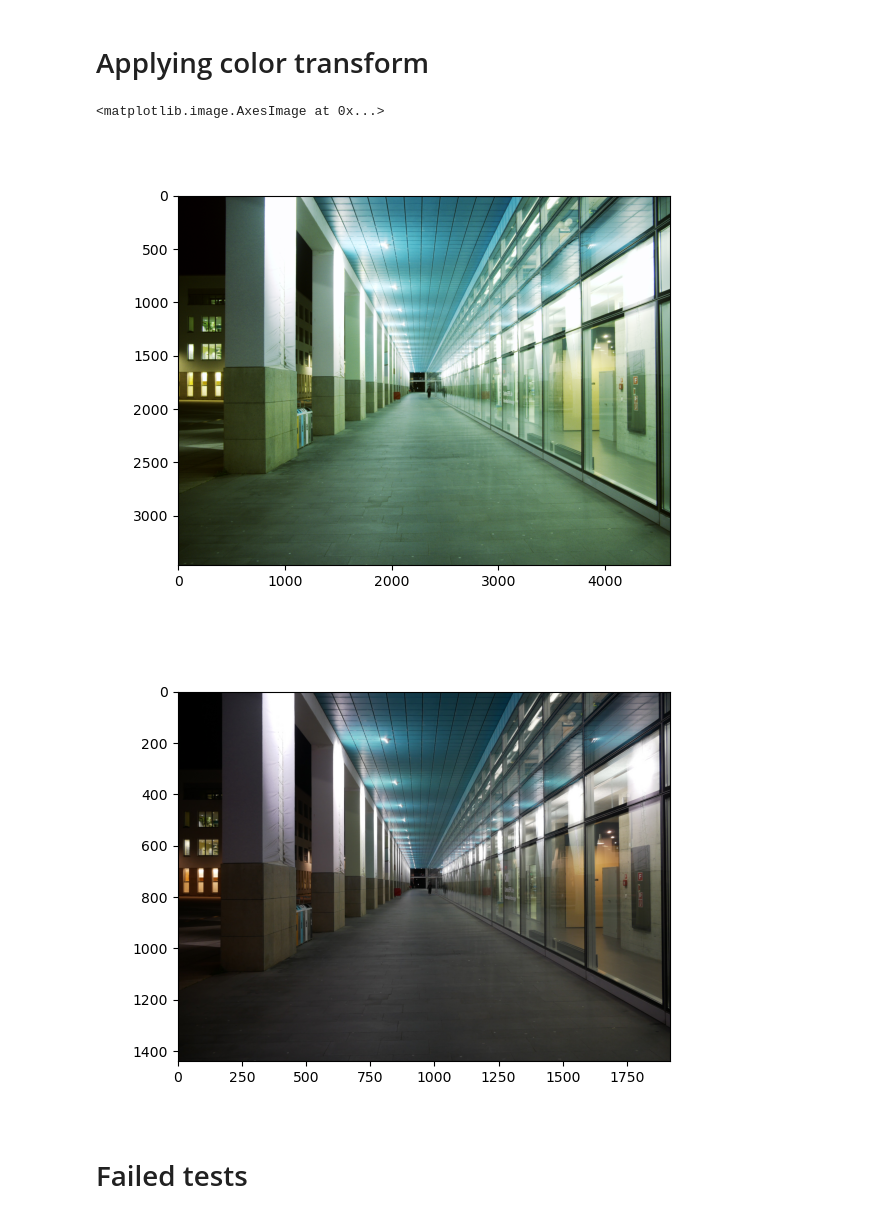
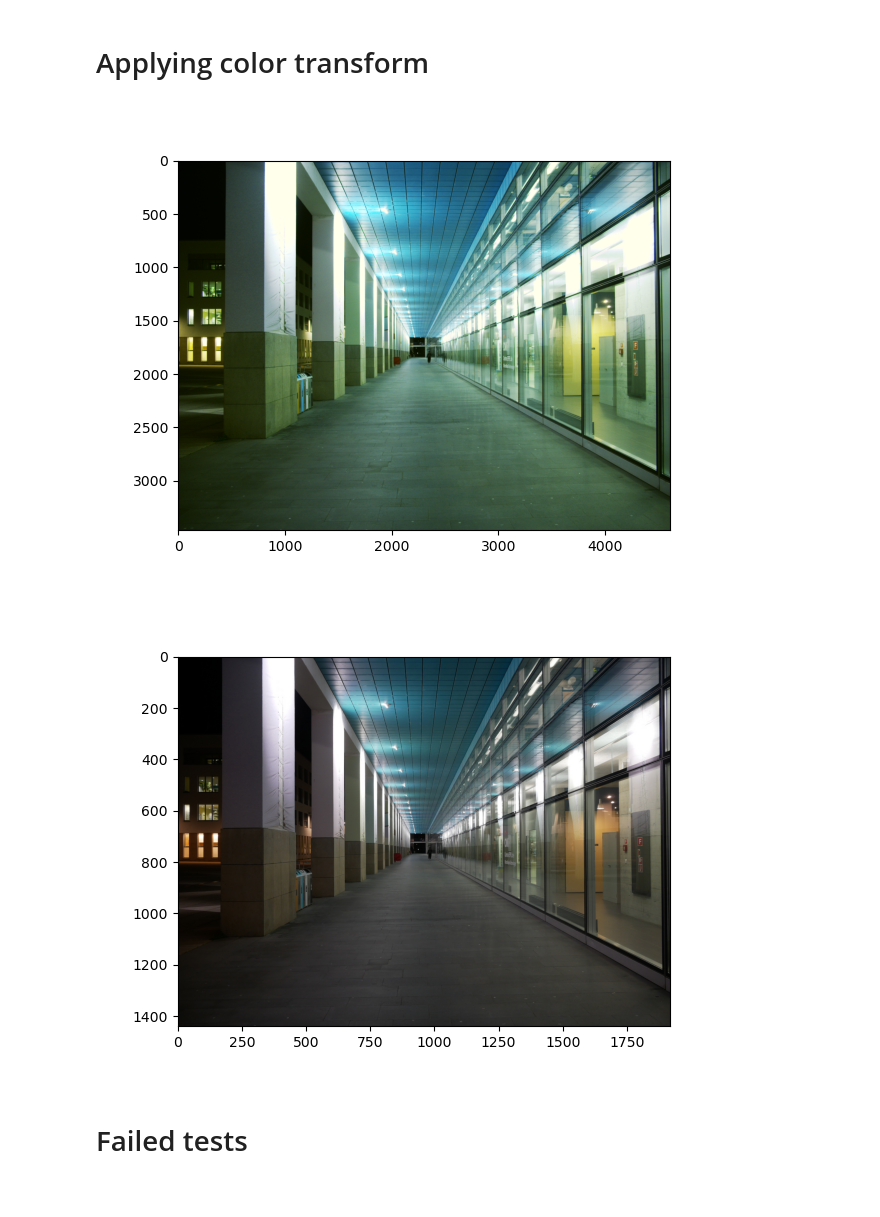
Before and after one commit to cs-413-cinestill/800t-emulation, a Jupyter notebook: color_transfer.ipynb, the cells around one changed output. Saved outputs shown, nothing was run; the diff lists cells and outputs as text; code cells hidden in the pictures.

```diff
--- a/color_transfer.ipynb
+++ b/color_transfer.ipynb
@@ -15,8 +15,8 @@ import matplotlib.pyplot as plt
 # %%
 from digitalimage import DigitalImage
 
-g81_img = DigitalImage("data\digital\P1480487.RW2", 1).raw
+g81_img = DigitalImage("data\digital\P1480487.RW2", 2)
 plt.figure()
-plt.imshow(g81_img)
+plt.imshow(g81_img.raw)
 # %% [output]
 <matplotlib.image.AxesImage at 0x...>
@@ -80,7 +88,7 @@ def identify_patches(image, reading: ColorCheckerReadings) -> None:
     display(out)
     cid = fig_overlay.canvas.mpl_connect('button_press_event', onclick)
 
-TE226_g81_reading = ColorCheckerReadings(TE226, g81_img)
-identify_patches(g81_img, TE226_g81_reading)
+TE226_g81_reading = ColorCheckerReadings(TE226, g81_img.raw)
+identify_patches(g81_img.raw, TE226_g81_reading)
 # %% [output]
 [interactive output not drawn]
@@ -188,5 +196,5 @@ plot_patches(TE226_800t_linearized_reading)
 # %%
 from colortransfer import ColorTransfer
 
-poly = ColorTransfer(['r', 'g', 'b', 'rb', '1'], TE226_g81_reading.patch_data, TE226_800t_linearized_reading.patch_data)
+poly = ColorTransfer(['r', 'g', 'b', 'rg', 'rb', 'gb', 'rr', 'gg', 'bb', 'rgb', '1'], TE226_g81_reading.patch_data, TE226_800t_linearized_reading.patch_data)
 # %%
@@ -215,15 +223,15 @@ np.sum(np.linalg.norm(TE226_800t_reading.patch_data - TE226_G81_updated_readings
 # %% [markdown]
 # Applying color transform
 # %%
-test_img = DigitalImage("data\digital\P1480512.RW2", 2.5)
+test_img = DigitalImage("data\digital\P1480512.RW2", 4)
 modified = poly.apply(test_img.raw, lambda image: inv_func(image, *popt))
 plt.figure()
 plt.imshow(modified)
 plt.figure()
 plt.imshow(test_img.thumbnail)
+Image.fromarray(np.uint8(modified*255)).save("out.png")
 # %% [output]
-<matplotlib.image.AxesImage at 0x...>
-[figure, old version]
+[figure, new version]
 [figure]
 # %% [markdown]
 # Failed tests
```
Also changed, not shown: parts of 13 cells of this notebook, 2 other files.
